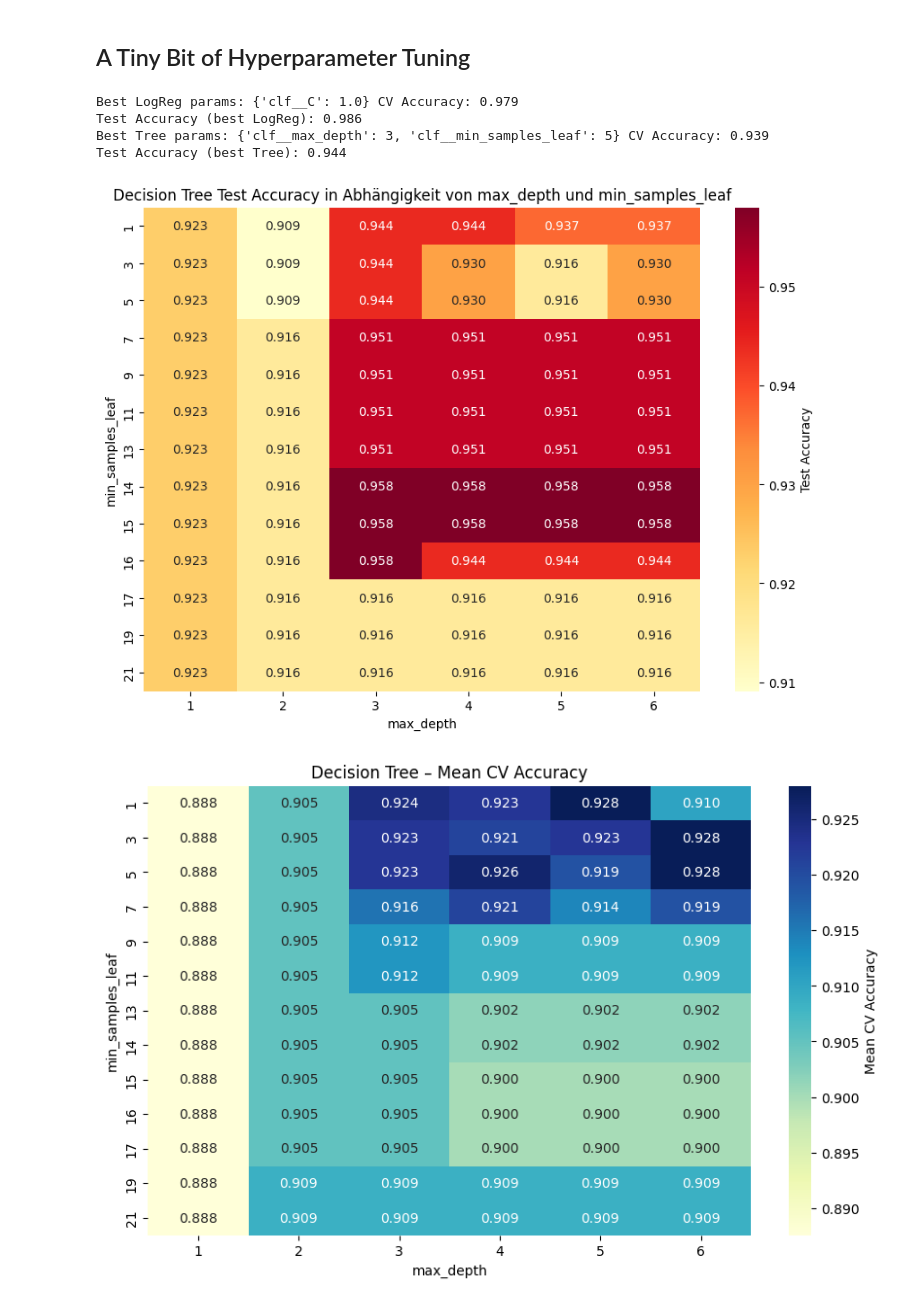
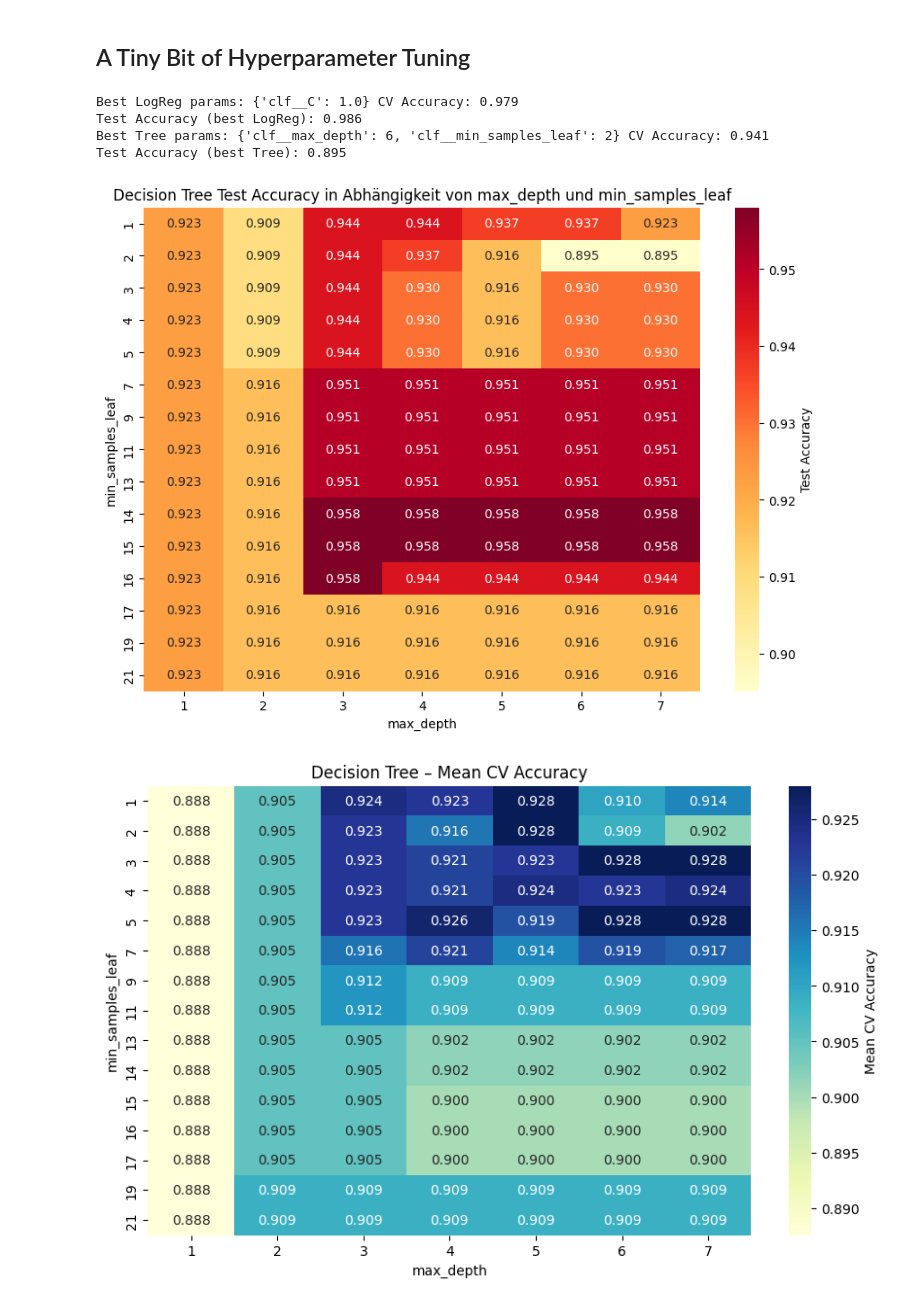
Before and after one commit to christianeiken-coder/Ai-Medical-Physics, a Jupyter notebook: week_02_ml_basics_I.ipynb, the cells around one changed output. Cells and saved outputs as stored; diff of their text form; code cells hidden in the pictures.

```diff
--- a/week_02_ml_basics_I.ipynb
+++ b/week_02_ml_basics_I.ipynb
@@ -527,8 +527,8 @@ print("Test Accuracy (best LogReg):", round(accuracy_score(y_test, y_pred_lr), 3
 
 # === Decision Tree GridSearch (Accuracy only) ===
 param_grid_dt = {
-    "clf__max_depth": [1,2,3,4,5,6],
-    "clf__min_samples_leaf": [1, 3, 5, 7, 9, 11, 13,14,15,16,17,19,21]
+    "clf__max_depth": [1,2,3,4,5,6,7],
+    "clf__min_samples_leaf": [1, 2, 3, 4, 5, 7, 9, 11, 13,14,15,16,17,19,21]
 }
 
 tree_grid = Pipeline([
@@ -555,8 +555,8 @@ import matplotlib.pyplot as plt
 
 results_test = []
 
-for depth in [1,2,3,4,5,6]:
-    for leaf in [1, 3, 5, 7, 9, 11, 13,14,15,16,17,19,21]:
+for depth in [1,2,3,4,5,6,7]:
+    for leaf in [1, 2, 3, 4, 5, 7, 9, 11, 13,14,15,16,17,19,21]:
         clf = Pipeline([
             ("pre", preprocess),
             ("clf", DecisionTreeClassifier(max_depth=depth, min_samples_leaf=leaf, random_state=RNG))
@@ -585,42 +585,42 @@ plt.show()
 # === Cross-Validation Varianz & Mean Accuracy berechnen ===
 results = []  # <<< HIER lag der Fehler: Liste muss vorher definiert werden!
 
-for d in [1,2,3,4,5,6]:
-    for l in [1, 3, 5, 7, 9, 11, 13,14,15,16,17,19,21]:
+for d in [1,2,3,4,5,6,7]:
+    for l in [1, 2, 3, 4, 5, 7, 9, 11, 13,14,15,16,17,19,21]:
         clf = DecisionTreeClassifier(max_depth=d, min_samples_leaf=l, random_state=RNG)
         scores = cross_val_score(clf, X, y, cv=cv, scoring="accuracy")
         results.append({
             "max_depth": d,
             "min_samples_leaf": l,
             "mean_accuracy": np.mean(scores),
             "variance": np.var(scores)
         })
 
 df = pd.DataFrame(results)
 
 # === Heatmap: Mean CV Accuracy ===
 pivot_acc = df.pivot(index="min_samples_leaf", columns="max_depth", values="mean_accuracy")
 
 plt.figure(figsize=(10, 6))
 sns.heatmap(pivot_acc, annot=True, fmt=".3f", cmap="YlGnBu", cbar_kws={'label': 'Mean CV Accuracy'})
 plt.title("Decision Tree – Mean CV Accuracy")
 plt.xlabel("max_depth")
 plt.ylabel("min_samples_leaf")
 plt.show()
 
 # === Heatmap: Variance ===
 pivot_var = df.pivot(index="min_samples_leaf", columns="max_depth", values="variance")
 
 plt.figure(figsize=(10, 6))
 sns.heatmap(pivot_var, annot=True, fmt=".6f", cmap="YlOrRd", cbar_kws={'label': 'Variance of Accuracy'})
 plt.title("Decision Tree – Variance of CV Accuracy")
 plt.xlabel("max_depth")
 plt.ylabel("min_samples_leaf")
 plt.show()
 # %% [output]
 Best LogReg params: {'clf__C': 1.0} CV Accuracy: 0.979
 Test Accuracy (best LogReg): 0.986
-Best Tree params: {'clf__max_depth': 3, 'clf__min_samples_leaf': 5} CV Accuracy: 0.939
-Test Accuracy (best Tree): 0.944
+Best Tree params: {'clf__max_depth': 6, 'clf__min_samples_leaf': 2} CV Accuracy: 0.941
+Test Accuracy (best Tree): 0.895
-[figure, old version]
+[figure, new version]
-[figure, old version]
+[figure, new version]
```
Also changed, not shown: parts of 2 cells of this notebook.
